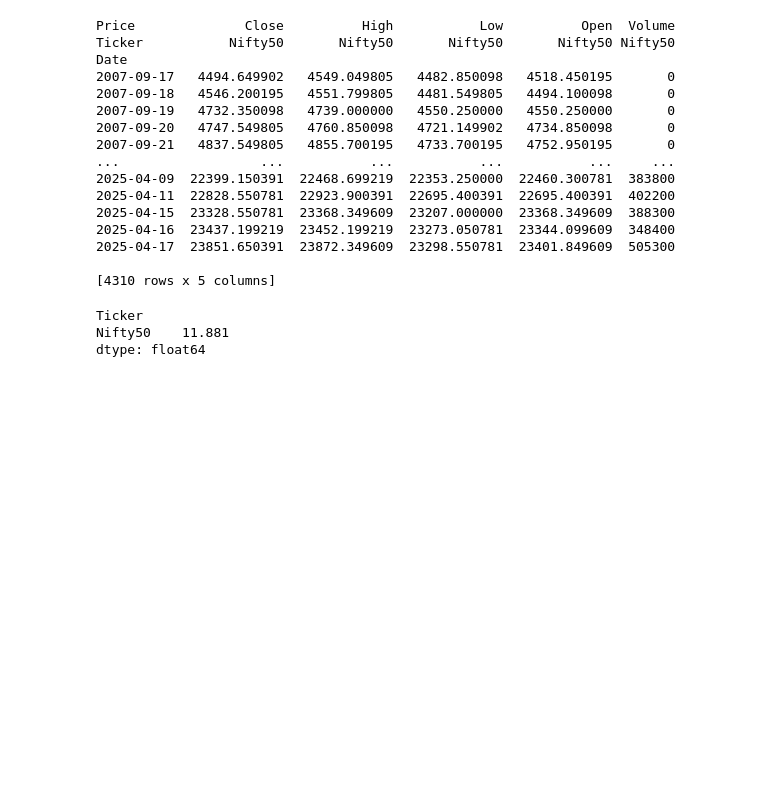
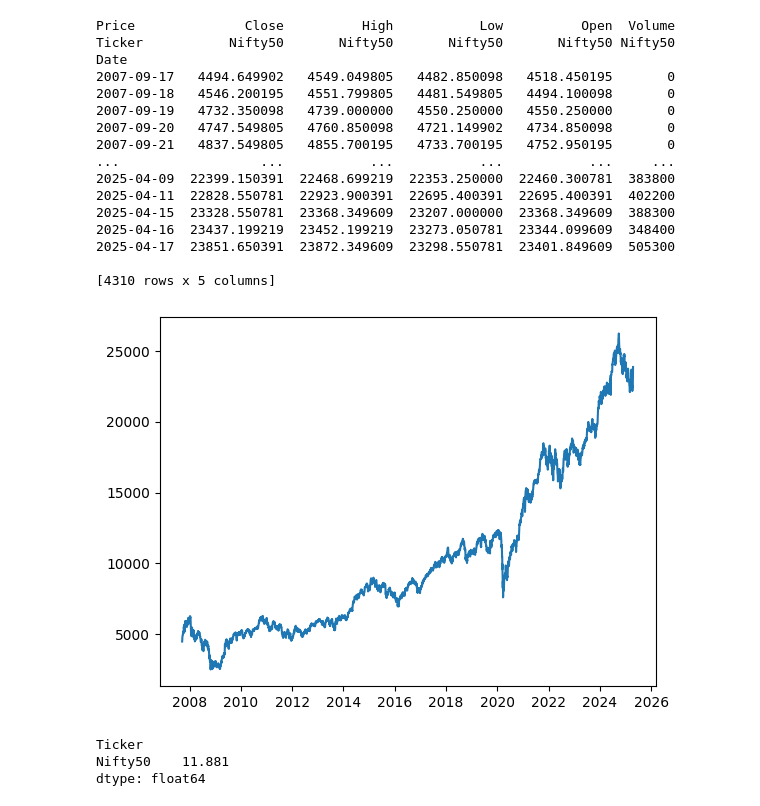
Before and after one commit to Aentriksh-K/Python-for-Finance, a Jupyter notebook: Nifty_Returns.ipynb, the cells around one changed output. Saved outputs shown, nothing was run; the diff lists cells and outputs as text; code cells hidden in the pictures; blank space fills up the shorter version.

```diff
--- a/Nifty_Returns.ipynb
+++ b/Nifty_Returns.ipynb
@@ -27,6 +27,11 @@ Date
 2025-04-17  23851.650391  23872.349609  23298.550781  23401.849609  505300
 
 [4310 rows x 5 columns]
+# %%
+plt.plot(data['Close'])
+plt.show()
+# %% [output]
+[figure, added]
 # %%
 
 # Calculate simple rate of return
```
Also changed, not shown: 1 other file.
